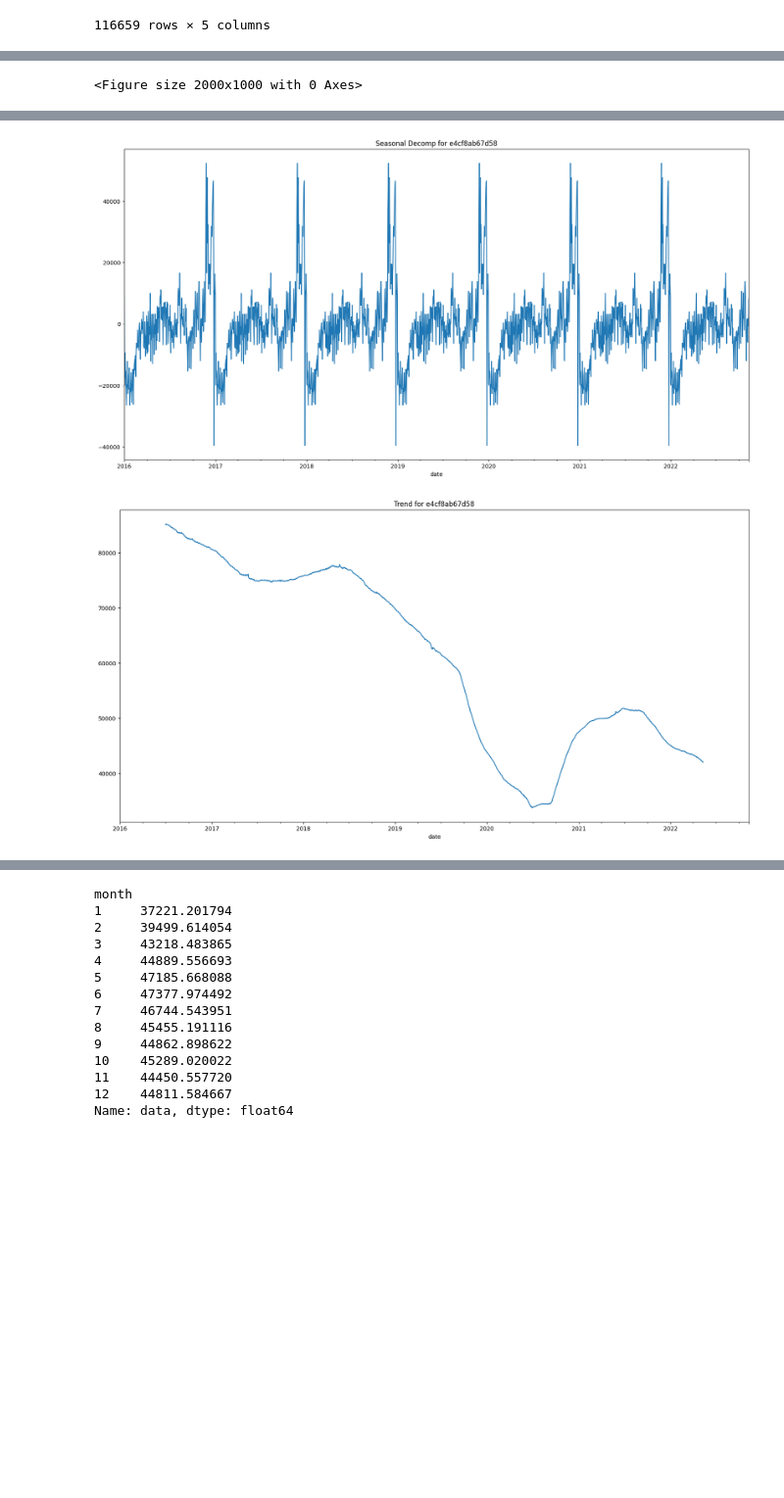
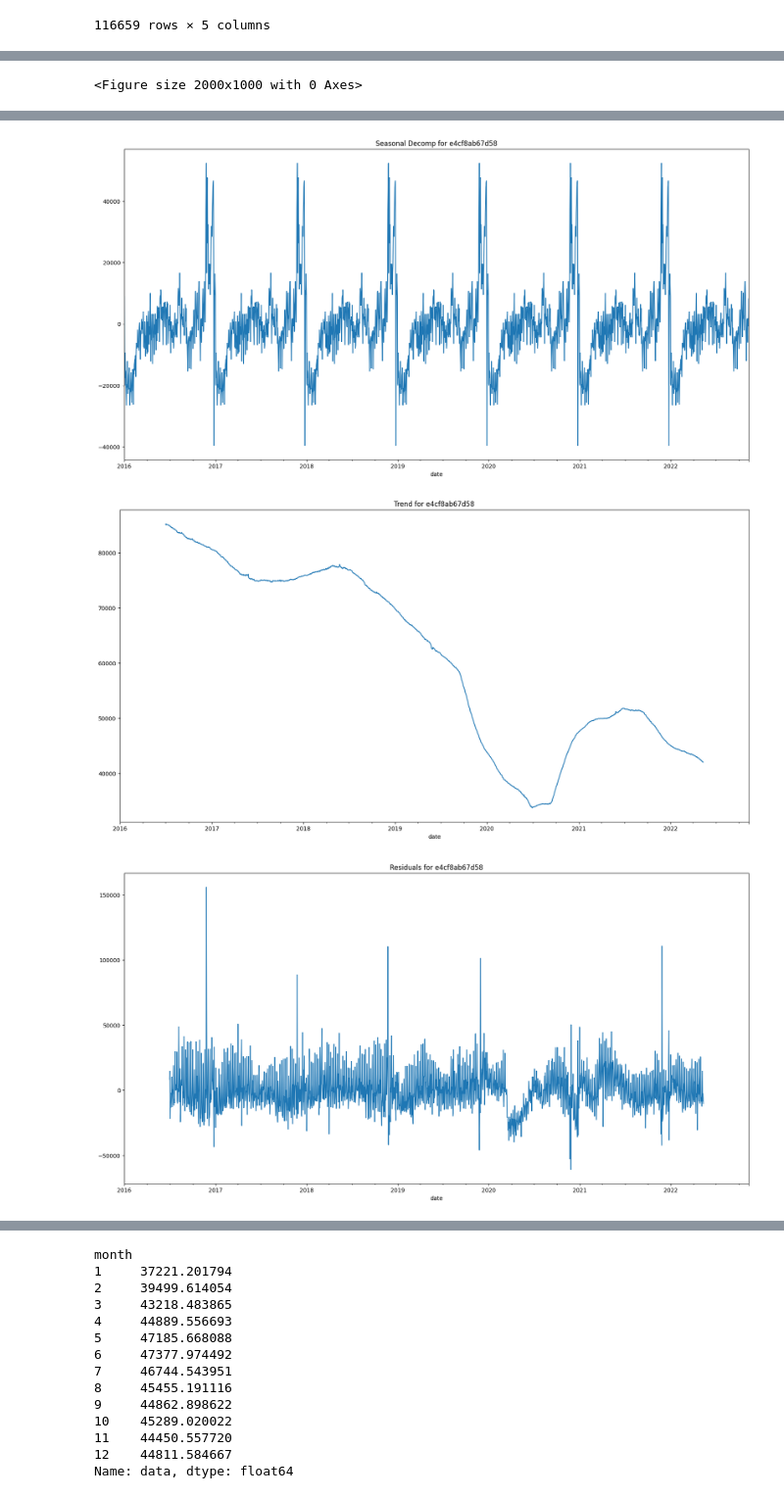
Before and after one commit to rohan-r-kulkarni/wellington_anomaly_detection, a Jupyter notebook: eda/eda_credit.ipynb, the cells around one changed output, grey strips where cells are left out. Shown at 98% size. Drawn from its saved outputs; the diff is of its cells as text; code cells hidden in the pictures; blank space fills up the shorter version.

Commit message:
STL residuals

```diff
--- a/eda/eda_credit.ipynb
+++ b/eda/eda_credit.ipynb
@@ -29,25 +31,29 @@ cdf
 # %%
 from statsmodels.tsa.seasonal import seasonal_decompose
 import matplotlib.pyplot as plt
 plt.rcParams['figure.figsize'] = (20,10)
 
 def run_decompose(cdf, company_id):
     data = cdf[cdf.company==cdf.company.unique()[company_id]].set_index('date')
     cid = data.company.iloc[0]
     data['data'].plot(title=f"Transaction Data for Company {cid}")
     sm.graphics.tsa.plot_acf(data['data'], title=f"Autocorrelation Plot of Company {cid}")
     plt.figure()
     sm.graphics.tsa.plot_pacf(data['data'], title=f"Partial Autocorrelation Plot of Company {cid}")
     plt.figure()
     seasonal_decompose(data['data'], period=365).seasonal.plot(title=f"Seasonal Decomp for {cid}")
     plt.figure()
     seasonal_decompose(data['data'], period=365).trend.plot(title=f"Trend for {cid}")
+    plt.figure()
+    seasonal_decompose(data['data'], period=365).resid.plot(title=f"Residuals for {cid}")
+
 
 run_decompose(cdf, 2)
 # %% [output]
 [figure]
 [figure]
 <Figure size 2000x1000 with 0 Axes>
 [figure]
 [figure]
 [figure]
+[figure, added]
```
Also changed, not shown: parts of 12 cells of this notebook, 3 other files.
